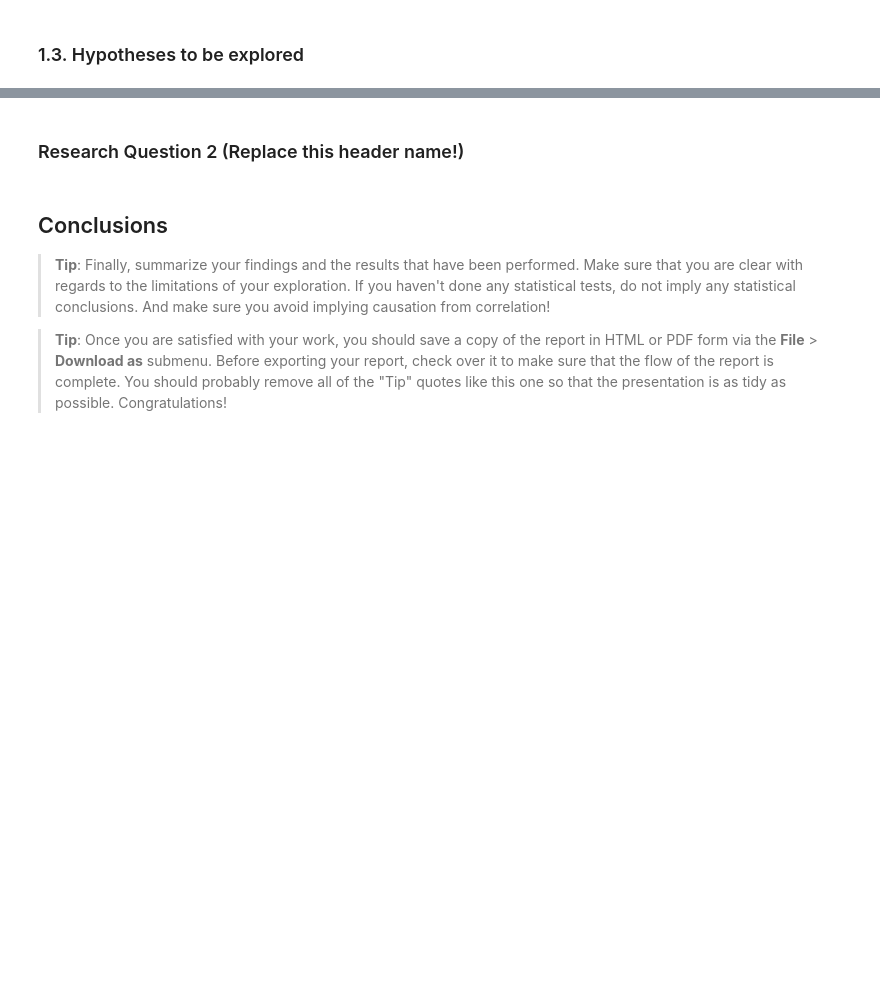
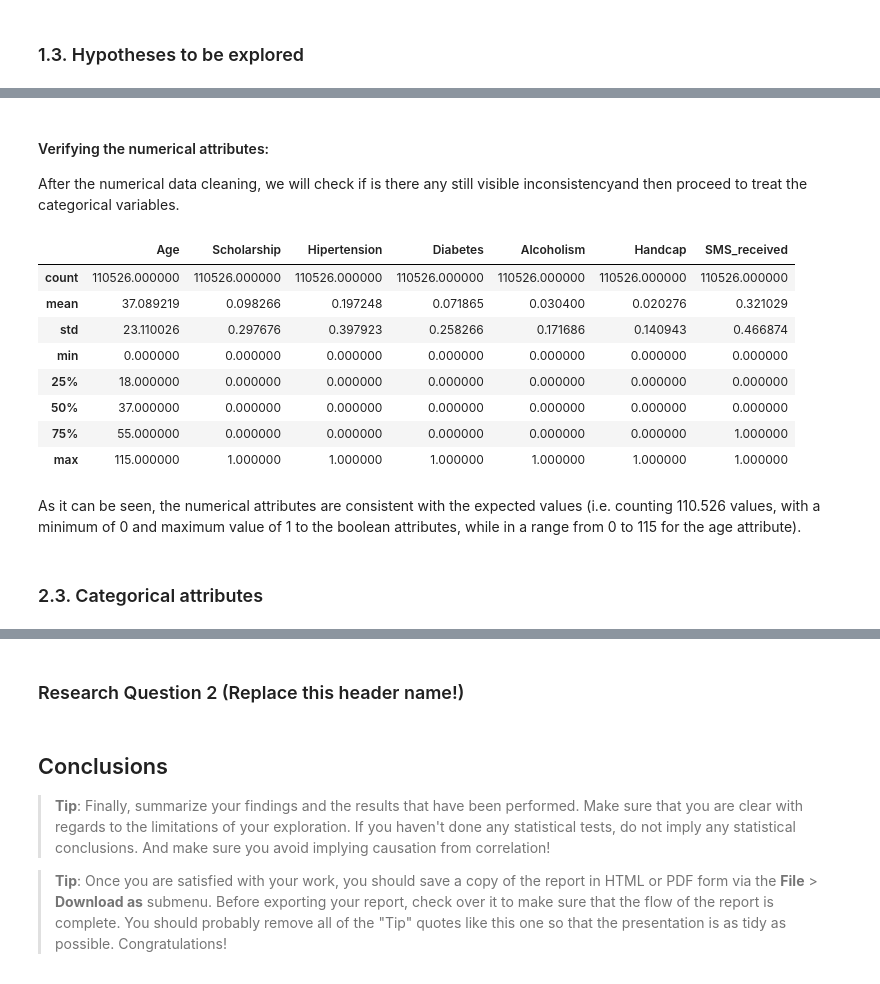
Before and after one commit to tbnsilveira/DAND-IntroDataAnalysis, a Jupyter notebook: tbnsilveira_Project01_InvestigateDataset.ipynb, the cells around one changed output, grey strips where cells are left out. Drawn from its saved outputs; the diff is of its cells as text; code cells hidden in the pictures; blank space fills up the shorter version.

```diff
--- a/tbnsilveira_Project01_InvestigateDataset.ipynb
+++ b/tbnsilveira_Project01_InvestigateDataset.ipynb
@@ -153,0 +167,3 @@ array(['JARDIM DA PENHA', 'MATA DA PRAIA', 'PONTAL DE CAMBURI',
+# %%
+## Converting the values to int type and then to str type:
+dataset['AppointmentID'] = dataset['AppointmentID'].apply(lambda x: str(int(x)));
@@ -153,0 +177,2 @@ array(['JARDIM DA PENHA', 'MATA DA PRAIA', 'PONTAL DE CAMBURI',
+# %%
+dataset.set_index('AppointmentID', drop=True, inplace=True)
@@ -153,0 +190,3 @@ array(['JARDIM DA PENHA', 'MATA DA PRAIA', 'PONTAL DE CAMBURI',
+# %%
+dataset.drop('5775010',inplace=True)  #Removing the anomalous instance
+# dataset.reset_index(drop=True,inplace=True)  #Reseting the dataset index
@@ -153,0 +196,22 @@ array(['JARDIM DA PENHA', 'MATA DA PRAIA', 'PONTAL DE CAMBURI',
+# %%
+## Converting all 'Handcap' values higher than 0 to 1:
+dataset['Handcap'] = np.where(dataset['Handcap']>0, 1, 0)
+# %% [markdown]
+#### Verifying the numerical attributes:
+After the numerical data cleaning, we will check if is there any still visible inconsistencyand then proceed to treat the categorical variables.
+# %%
+dataset.describe()
+# %% [output]
+|  | Age | Scholarship | Hipertension | Diabetes | Alcoholism | Handcap | SMS_received |
+| count | 110526.000000 | 110526.000000 | 110526.000000 | 110526.000000 | 110526.000000 | 110526.000000 | 110526.000000 |
+| mean | 37.089219 | 0.098266 | 0.197248 | 0.071865 | 0.030400 | 0.020276 | 0.321029 |
+| std | 23.110026 | 0.297676 | 0.397923 | 0.258266 | 0.171686 | 0.140943 | 0.466874 |
+| min | 0.000000 | 0.000000 | 0.000000 | 0.000000 | 0.000000 | 0.000000 | 0.000000 |
+| 25% | 18.000000 | 0.000000 | 0.000000 | 0.000000 | 0.000000 | 0.000000 | 0.000000 |
+| 50% | 37.000000 | 0.000000 | 0.000000 | 0.000000 | 0.000000 | 0.000000 | 0.000000 |
+| 75% | 55.000000 | 0.000000 | 0.000000 | 0.000000 | 0.000000 | 0.000000 | 1.000000 |
+| max | 115.000000 | 1.000000 | 1.000000 | 1.000000 | 1.000000 | 1.000000 | 1.000000 |
+# %% [markdown]
+As it can be seen, the numerical attributes are consistent with the expected values (i.e. counting 110.526 values, with a minimum of 0 and maximum value of 1 to the boolean attributes, while in a range from 0 to 115 for the age attribute).
+# %% [markdown]
+### 2.3. Categorical attributes
```
Also changed, not shown: parts of 68 cells of this notebook.
